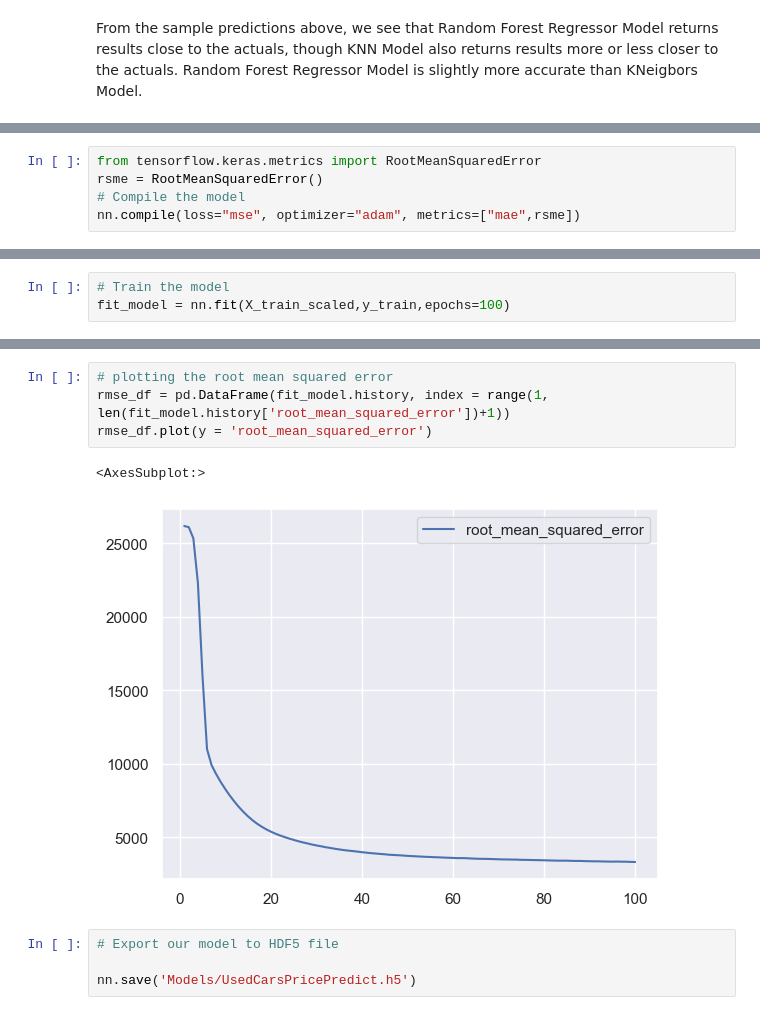
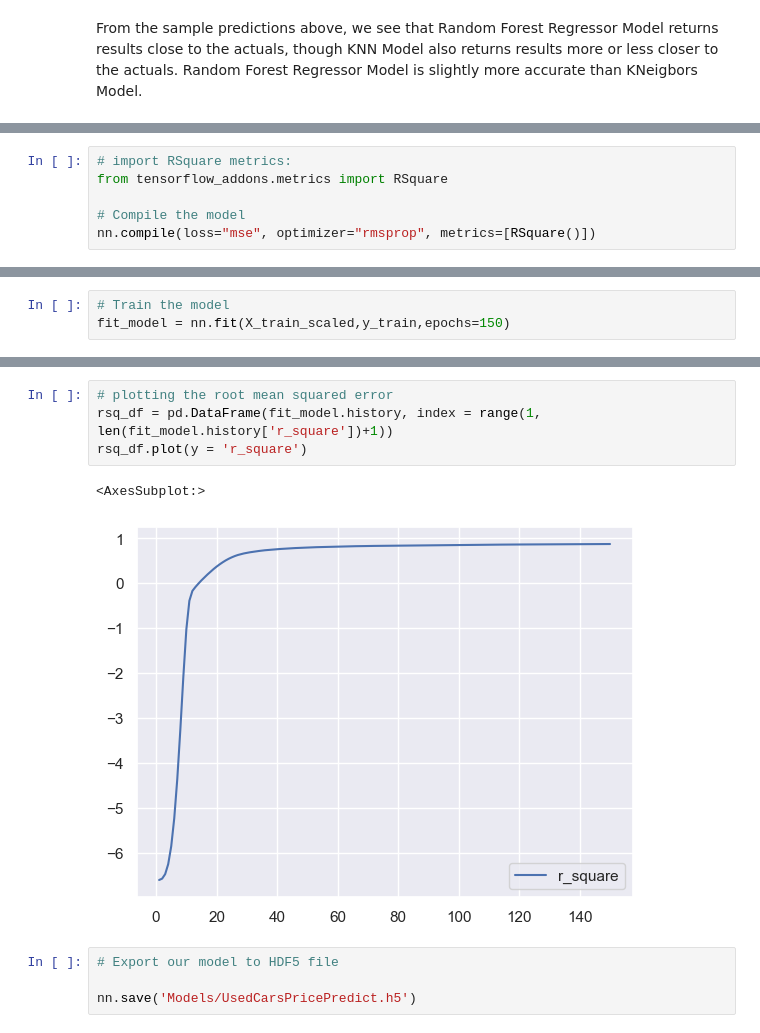
Before and after one commit to NetBhatia/Used-Cars-Data-Analysis-and-Price-Prediction, a Jupyter notebook: Used_Cars_Analysis_And_Value_Prediction.ipynb, the cells around one changed output, grey strips where cells are left out. Saved outputs shown, nothing was run; the diff lists cells and outputs as text.

```diff
--- a/Used_Cars_Analysis_And_Value_Prediction.ipynb
+++ b/Used_Cars_Analysis_And_Value_Prediction.ipynb
@@ -809,7 +831,8 @@ Trainable params: 34491 (134.73 KB)
 Non-trainable params: 0 (0.00 Byte)
 _________________________________________________________________
 # %%
-from tensorflow.keras.metrics import RootMeanSquaredError
-rsme = RootMeanSquaredError()
+# import RSquare metrics:
+from tensorflow_addons.metrics import RSquare
+
 # Compile the model
-nn.compile(loss="mse", optimizer="adam", metrics=["mae",rsme])
+nn.compile(loss="mse", optimizer="rmsprop", metrics=[RSquare()])
@@ -816,4 +841,4 @@ nn.compile(loss="mse", optimizer="adam", metrics=["mae",rsme])
 # %%
 # Train the model
-fit_model = nn.fit(X_train_scaled,y_train,epochs=100)
+fit_model = nn.fit(X_train_scaled,y_train,epochs=150)
 # %% [output]
@@ -850,10 +875,10 @@ dict_keys(['loss', 'mae', 'root_mean_squared_error'])
 # %%
 # plotting the root mean squared error
-rmse_df = pd.DataFrame(fit_model.history, index = range(1, len(fit_model.history['root_mean_squared_error'])+1))
-rmse_df.plot(y = 'root_mean_squared_error')
+rsq_df = pd.DataFrame(fit_model.history, index = range(1, len(fit_model.history['r_square'])+1))
+rsq_df.plot(y = 'r_square')
 # %% [output]
 <AxesSubplot:>
-[figure, old version]
+[figure, new version]
 # %%
 # Export our model to HDF5 file
 
```
Also changed, not shown: parts of 19 cells of this notebook, 7 other files.
